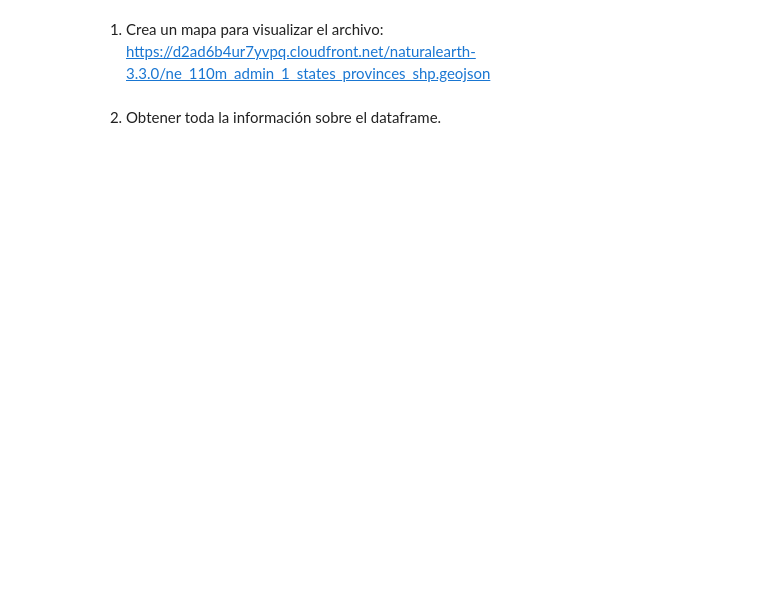
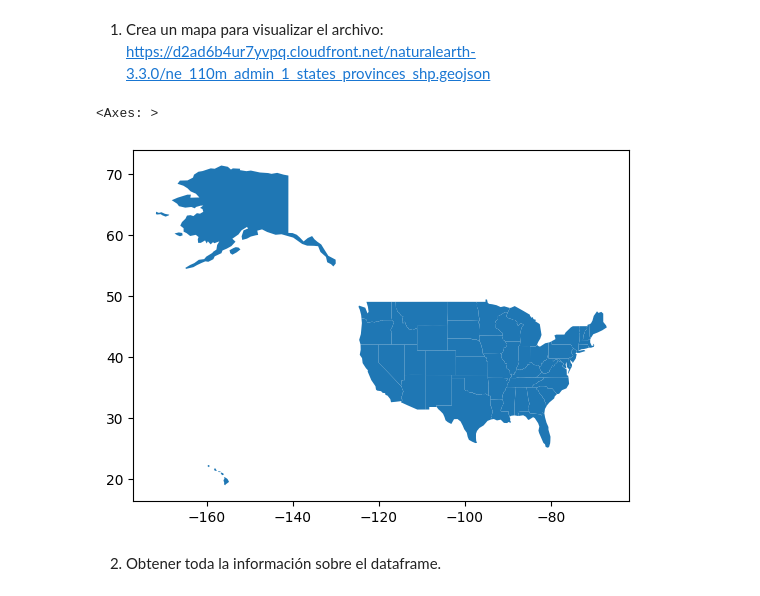
Before and after one commit to elisagzafra/Shapefiles, a Jupyter notebook: tareas/tarea_shp.ipynb, the cells around one changed output. Saved outputs shown, nothing was run; the diff lists cells and outputs as text; code cells hidden in the pictures; blank space fills up the shorter version.

```diff
--- a/tareas/tarea_shp.ipynb
+++ b/tareas/tarea_shp.ipynb
@@ -15,3 +52,11 @@ https://d2ad6b4ur7yvpq.cloudfront.net/naturalearth-3.3.0/ne_110m_admin_1_states_
+# %%
+# tu codigo aqui
+url = "https://d2ad6b4ur7yvpq.cloudfront.net/naturalearth-3.3.0/ne_110m_admin_1_states_provinces_shp.geojson"
+data = gpd.read_file(url)
+data.plot()
+# %% [output]
+<Axes: >
+[figure, added]
 # %% [markdown]
 2. Obtener toda la información sobre el dataframe.
 # %%
```
Also changed, not shown: parts of 11 cells of this notebook.
